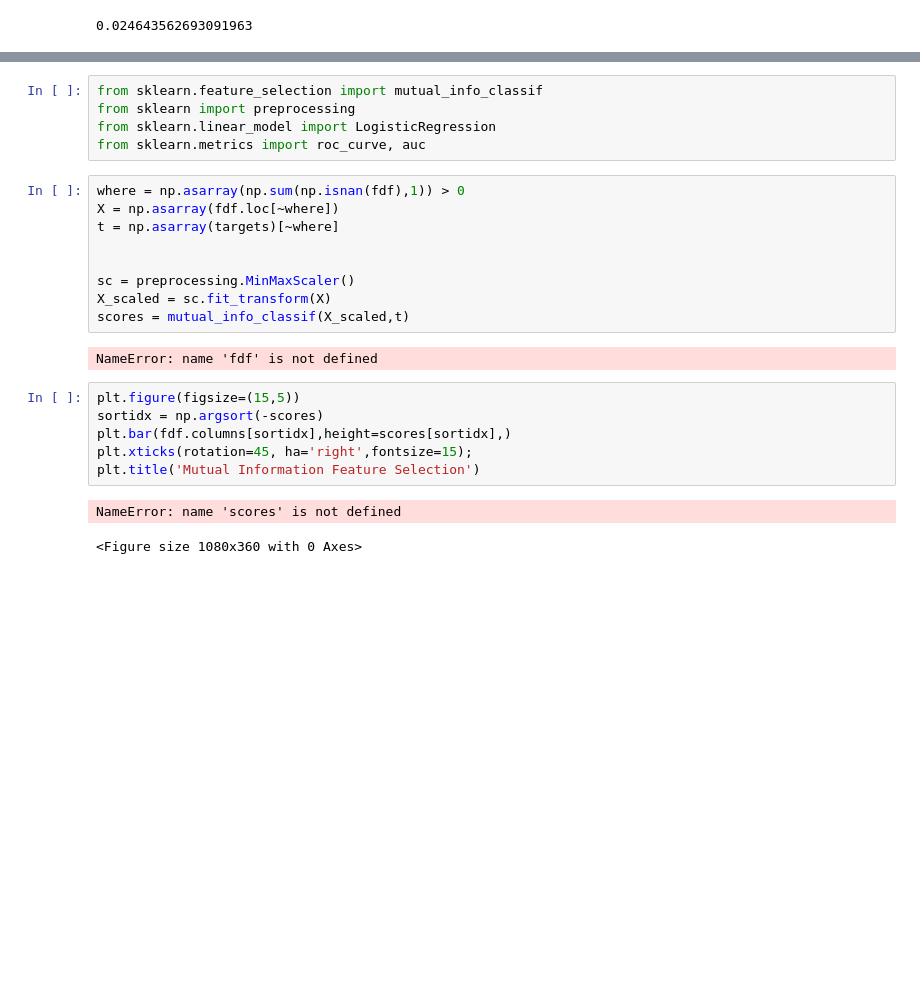
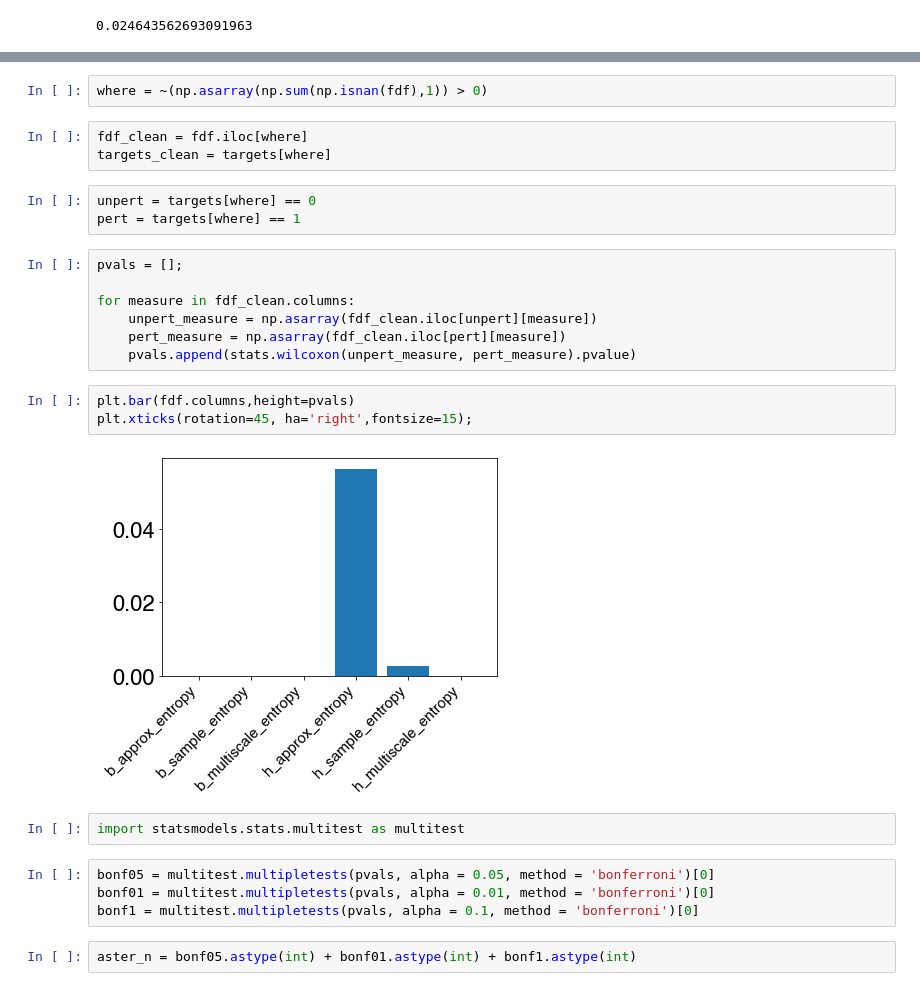
Before and after one commit to vedantchandra/hsl_python, a Jupyter notebook: Apara Shimmer Sandbox.ipynb, the cells around one changed output, grey strips where cells are left out. Saved outputs shown, nothing was run; the diff lists cells and outputs as text; blank space fills up the shorter version.

```diff
--- a/Apara Shimmer Sandbox.ipynb
+++ b/Apara Shimmer Sandbox.ipynb
@@ -278,25 +301,28 @@ NameError: name 'allfeature_names' is not defined
-# %%
-from sklearn.feature_selection import mutual_info_classif
-from sklearn import preprocessing
-from sklearn.linear_model import LogisticRegression
-from sklearn.metrics import roc_curve, auc
 # %%
-where = np.asarray(np.sum(np.isnan(fdf),1)) > 0
-X = np.asarray(fdf.loc[~where])
-t = np.asarray(targets)[~where]
-
-
-sc = preprocessing.MinMaxScaler()
-X_scaled = sc.fit_transform(X)
-scores = mutual_info_classif(X_scaled,t)
+where = ~(np.asarray(np.sum(np.isnan(fdf),1)) > 0)
-# %% [output]
-NameError: name 'fdf' is not defined
+# %%
+fdf_clean = fdf.iloc[where]
+targets_clean = targets[where]
+# %%
+unpert = targets[where] == 0
+pert = targets[where] == 1
+# %%
+pvals = [];
+
+for measure in fdf_clean.columns:
+    unpert_measure = np.asarray(fdf_clean.iloc[unpert][measure])
+    pert_measure = np.asarray(fdf_clean.iloc[pert][measure])
+    pvals.append(stats.wilcoxon(unpert_measure, pert_measure).pvalue)
 # %%
-plt.figure(figsize=(15,5))
-sortidx = np.argsort(-scores)
-plt.bar(fdf.columns[sortidx],height=scores[sortidx],)
+plt.bar(fdf.columns,height=pvals)
 plt.xticks(rotation=45, ha='right',fontsize=15);
-plt.title('Mutual Information Feature Selection')
 # %% [output]
-NameError: name 'scores' is not defined
-<Figure size 1080x360 with 0 Axes>
+[figure, added]
+# %%
+import statsmodels.stats.multitest as multitest
+# %%
+bonf05 = multitest.multipletests(pvals, alpha = 0.05, method = 'bonferroni')[0]
+bonf01 = multitest.multipletests(pvals, alpha = 0.01, method = 'bonferroni')[0]
+bonf1 = multitest.multipletests(pvals, alpha = 0.1, method = 'bonferroni')[0]
+# %%
+aster_n = bonf05.astype(int) + bonf01.astype(int) + bonf1.astype(int)
```
Also changed, not shown: parts of 7 cells of this notebook, 1 other file.
